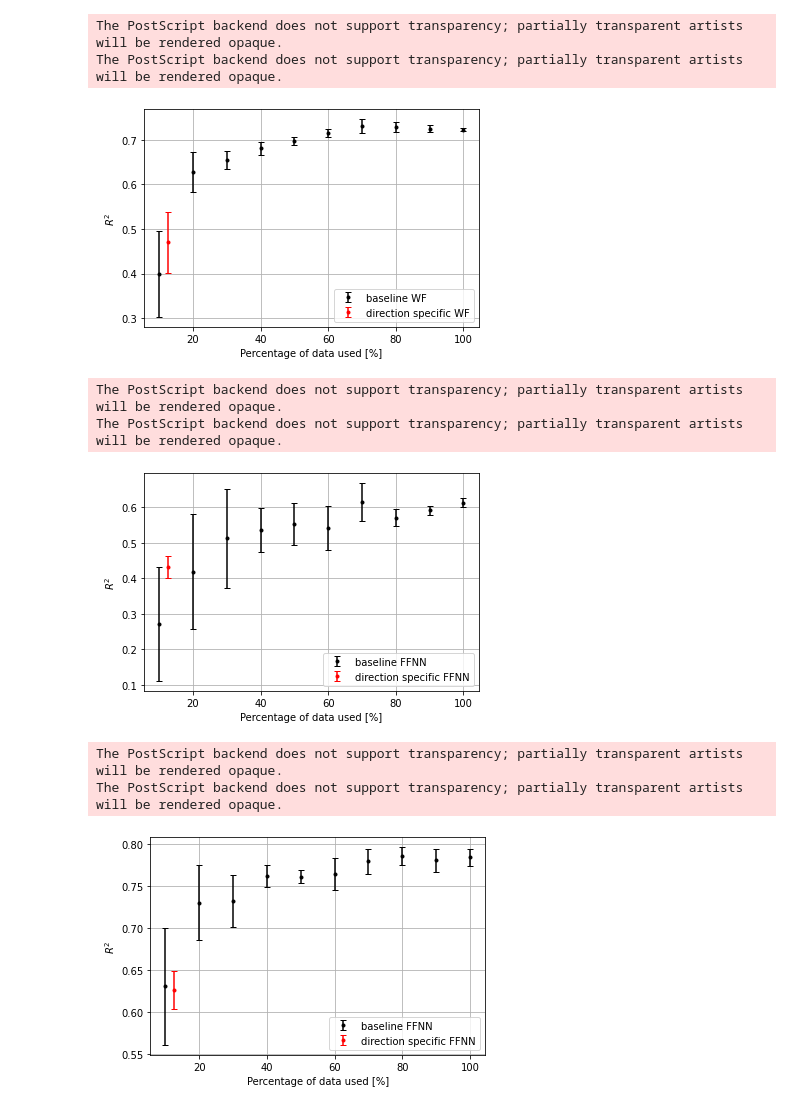
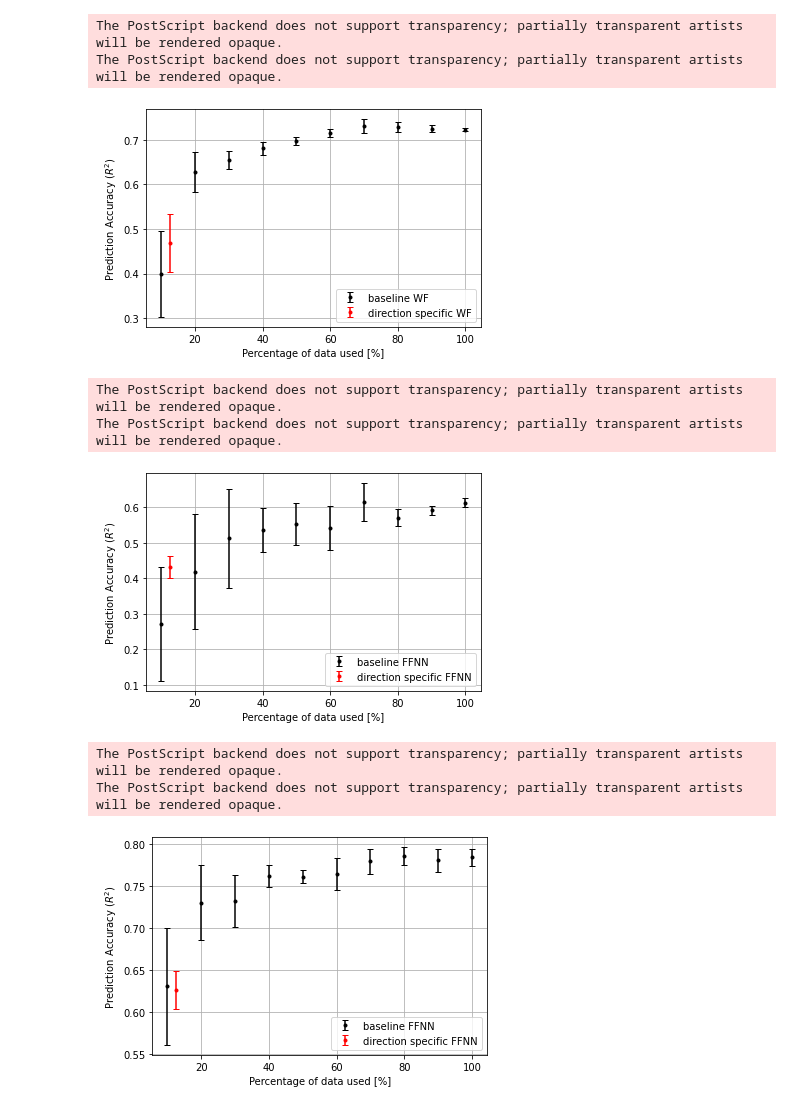
Before and after one commit to jonskerlj/Enhancing_BMIs, a Jupyter notebook: Report figures/RS_task_data_length_effect.ipynb, the cells around one changed output. Cells and saved outputs as stored; diff of their text form; code cells hidden in the pictures.

```diff
--- a/Report figures/RS_task_data_length_effect.ipynb
+++ b/Report figures/RS_task_data_length_effect.ipynb
@@ -131,26 +131,26 @@ The PostScript backend does not support transparency; partially transparent arti
 # %%
 ## WF plot - velocity
-R_ind_vel = np.array([0.385, 0.475, 0.544, 0.544, 0.402])
+R_ind_vel = np.array([0.385, 0.475, 0.532, 0.544, 0.402])
 R_ind_vel_mean = np.mean(R_ind_vel)
 R_ind_vel_std = np.std(R_ind_vel)
 
 
 fig_FF_len=plt.figure()
 plt.errorbar(x, WF_R2_vel_mean, yerr=WF_R2_vel_std, fmt='.k', capsize=3,label='baseline WF')
 #plt.plot(x, ind, 'r',label='avg. ind. targets decoder')
 plt.errorbar([12.5],R_ind_vel_mean, yerr=R_ind_vel_std, fmt='.r',capsize=3,label='direction specific WF')
 plt.xlabel('Percentage of data used [%]')
 #plt.title('FFNN: R2 vs % of data used (Velocity)')
-plt.ylabel('$R^2$')
+plt.ylabel('Prediction Accuracy ($R^2$)')
 plt.grid()
 plt.legend()
 plt.savefig('RS_effect_of_data_length/WF_SR_data_length_vel.png')
 plt.savefig('RS_effect_of_data_length/WF_SR_data_length_vel.eps', format='eps')
 plt.show()
 # %% [output]
 The PostScript backend does not support transparency; partially transparent artists will be rendered opaque.
 The PostScript backend does not support transparency; partially transparent artists will be rendered opaque.
-[figure, old version]
+[figure, new version]
 # %%
 # FFNN Data
 FF_R2_pos = [[0.62566004, 0.59393973, 0.60089459, 0.63122683, 0.619327,   0.60270948,  0.60037793, 0.56465377, 0.52854936, 0.4530982]]
@@ -193,7 +193,7 @@ plt.errorbar(x, FF_R2_pos_mean, yerr=FF_R2_pos_std, fmt='.k', capsize=3,label='b
 plt.errorbar([12.5],R_ind_pos_mean, yerr=R_ind_pos_std, fmt='.r',capsize=3,label='direction specific FFNN')
 plt.xlabel('Percentage of data used [%]')
 #plt.title('FFNN: R2 vs % of data used (Velocity)')
-plt.ylabel('$R^2$')
+plt.ylabel('Prediction Accuracy ($R^2$)')
 plt.grid()
 plt.legend()
 plt.savefig('RS_effect_of_data_length/FFNN_SR_data_length_pos.png')
@@ -202,7 +202,7 @@ plt.show()
 # %% [output]
 The PostScript backend does not support transparency; partially transparent artists will be rendered opaque.
 The PostScript backend does not support transparency; partially transparent artists will be rendered opaque.
-[figure, old version]
+[figure, new version]
 # %%
 ## FFNN plot - velocity
 R_ind_vel = np.array([0.594, 0.603, 0.645, 0.641, 0.647])
@@ -216,7 +216,7 @@ plt.errorbar(x, FF_R2_vel_mean, yerr=FF_R2_vel_std, fmt='.k', capsize=3,label='b
 plt.errorbar([12.5],R_ind_vel_mean, yerr=R_ind_vel_std, fmt='.r',capsize=3,label='direction specific FFNN')
 plt.xlabel('Percentage of data used [%]')
 #plt.title('FFNN: R2 vs % of data used (Velocity)')
-plt.ylabel('$R^2$')
+plt.ylabel('Prediction Accuracy ($R^2$)')
 plt.grid()
 plt.legend()
 plt.savefig('RS_effect_of_data_length/FFNN_SR_data_length_vel.png')
@@ -225,7 +225,7 @@ plt.show()
 # %% [output]
 The PostScript backend does not support transparency; partially transparent artists will be rendered opaque.
 The PostScript backend does not support transparency; partially transparent artists will be rendered opaque.
-[figure, old version]
+[figure, new version]
 # %%
 ## LSTM Data
 LS_R2_pos = [[0.5749833,  0.57636465, 0.61249013, 0.61750718, 0.59482529, 0.60015756,  0.58042,    0.56742827,0.52411642, 0.47162856]]
```
Also changed, not shown: parts of 5 cells of this notebook, 33 other files.
